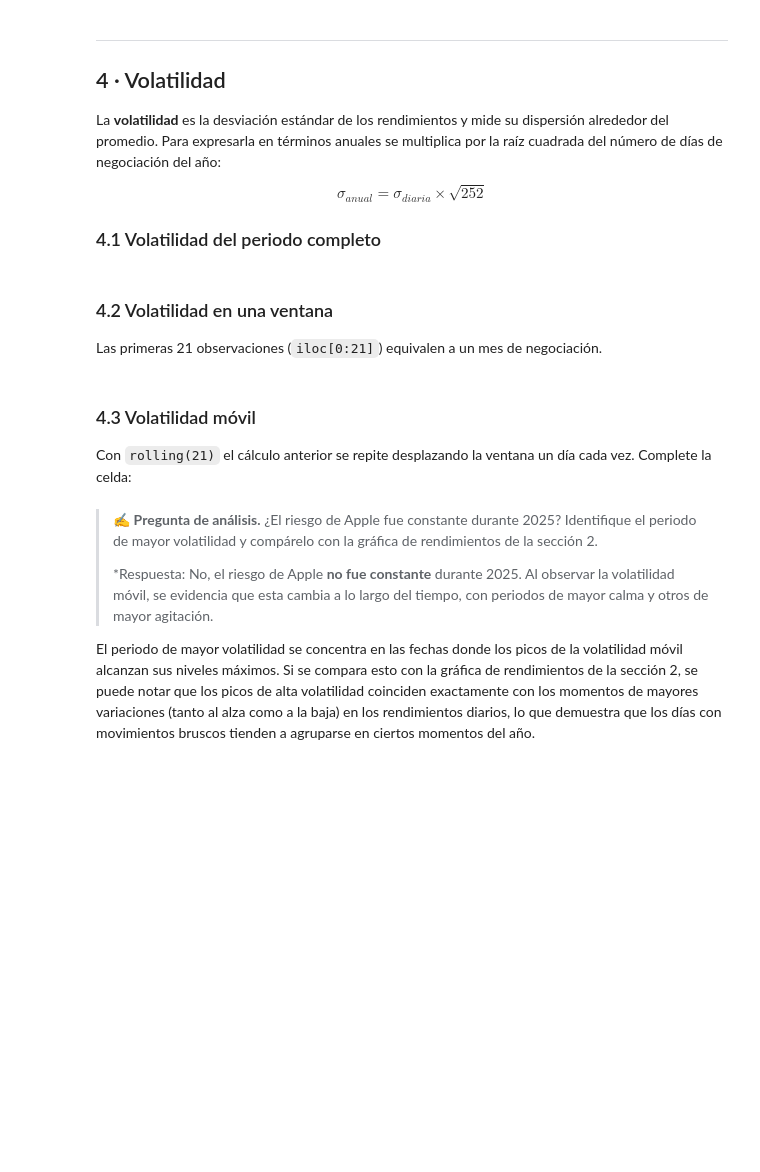
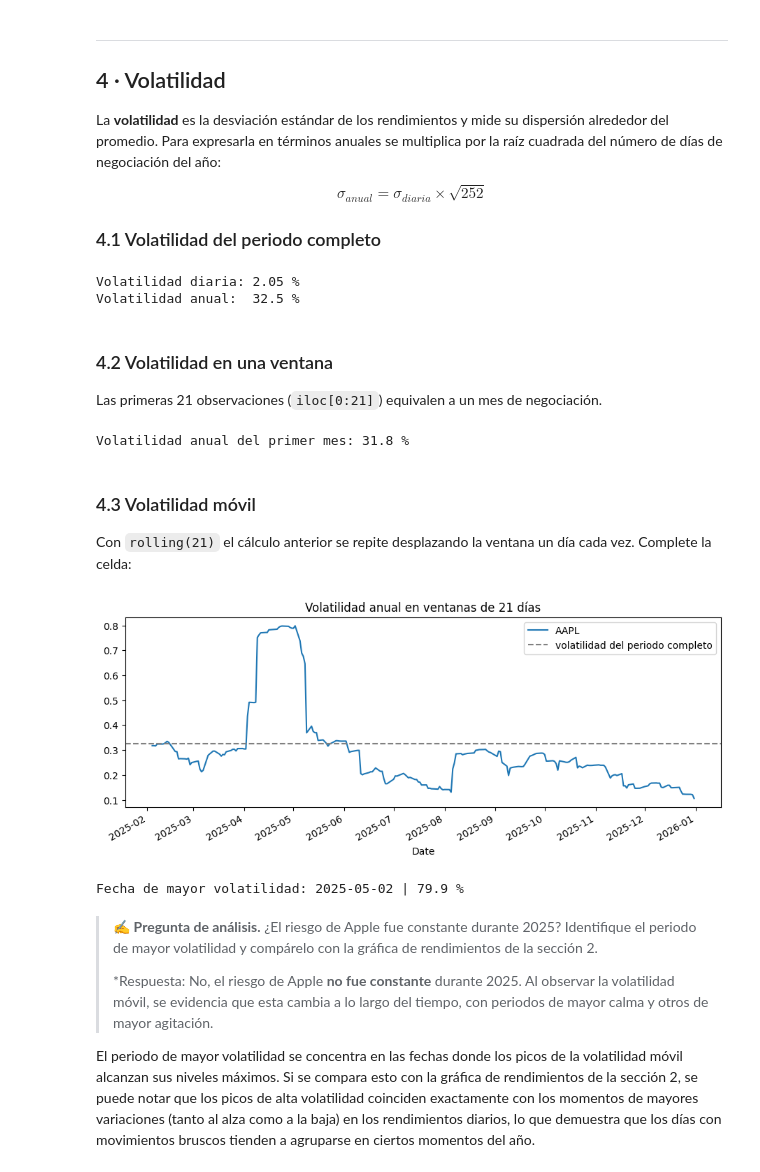
Before and after one commit to manuelabr241-eng/Simuladordecalcularuncredito, a Jupyter notebook: S21_Taller5_Series_Temporales_Python.ipynb, the cells around one changed output. Saved outputs shown, nothing was run; the diff lists cells and outputs as text; code cells hidden in the pictures; blank space fills up the shorter version.

```diff
--- a/S21_Taller5_Series_Temporales_Python.ipynb
+++ b/S21_Taller5_Series_Temporales_Python.ipynb
@@ -177,5 +203,5 @@ tabla["r_t"] = tabla["P_t"] / tabla["P_t-1"] - 1
 # %% [markdown]
 pandas implementa este cálculo con el método `pct_change()`. La primera observación queda vacía (`NaN`) porque no existe un precio anterior; `dropna()` la elimina.
 # %%
-rend = precio.___().dropna()
+rend = precio.pct_change().dropna()
 rend.head()
@@ -262,22 +307,30 @@ vol_diaria = rend.std()
 vol_anual = vol_diaria * np.sqrt(252)
 print("Volatilidad diaria:", round(vol_diaria * 100, 2), "%")
 print("Volatilidad anual: ", round(vol_anual * 100, 1), "%")
+# %% [output]
+Volatilidad diaria: 2.05 %
+Volatilidad anual:  32.5 %
 # %% [markdown]
 ### 4.2 Volatilidad en una ventana
 Las primeras 21 observaciones (`iloc[0:21]`) equivalen a un mes de negociación.
 # %%
 primer_mes = rend.iloc[0:21]
 print("Volatilidad anual del primer mes:", round(primer_mes.std() * np.sqrt(252) * 100, 1), "%")
+# %% [output]
+Volatilidad anual del primer mes: 31.8 %
 # %% [markdown]
 ### 4.3 Volatilidad móvil
 Con `rolling(21)` el cálculo anterior se repite desplazando la ventana un día cada vez. Complete la celda:
 # %%
-vol_movil = rend.rolling(___).std() * np.sqrt(___)
+vol_movil = rend.rolling(21).std() * np.sqrt(252)
 
 vol_movil.plot(title="Volatilidad anual en ventanas de 21 días")
 plt.axhline(vol_anual, color="gray", linestyle="--", label="volatilidad del periodo completo")
 plt.legend(); plt.show()
 print("Fecha de mayor volatilidad:", vol_movil.idxmax().date(), "|", round(vol_movil.max() * 100, 1), "%")
+# %% [output]
+[figure, added]
+Fecha de mayor volatilidad: 2025-05-02 | 79.9 %
 # %% [markdown]
 > ✍️ **Pregunta de análisis.** ¿El riesgo de Apple fue constante durante 2025? Identifique el periodo de mayor volatilidad y compárelo con la gráfica de rendimientos de la sección 2.
 >
```
Also changed, not shown: parts of 18 cells of this notebook.
